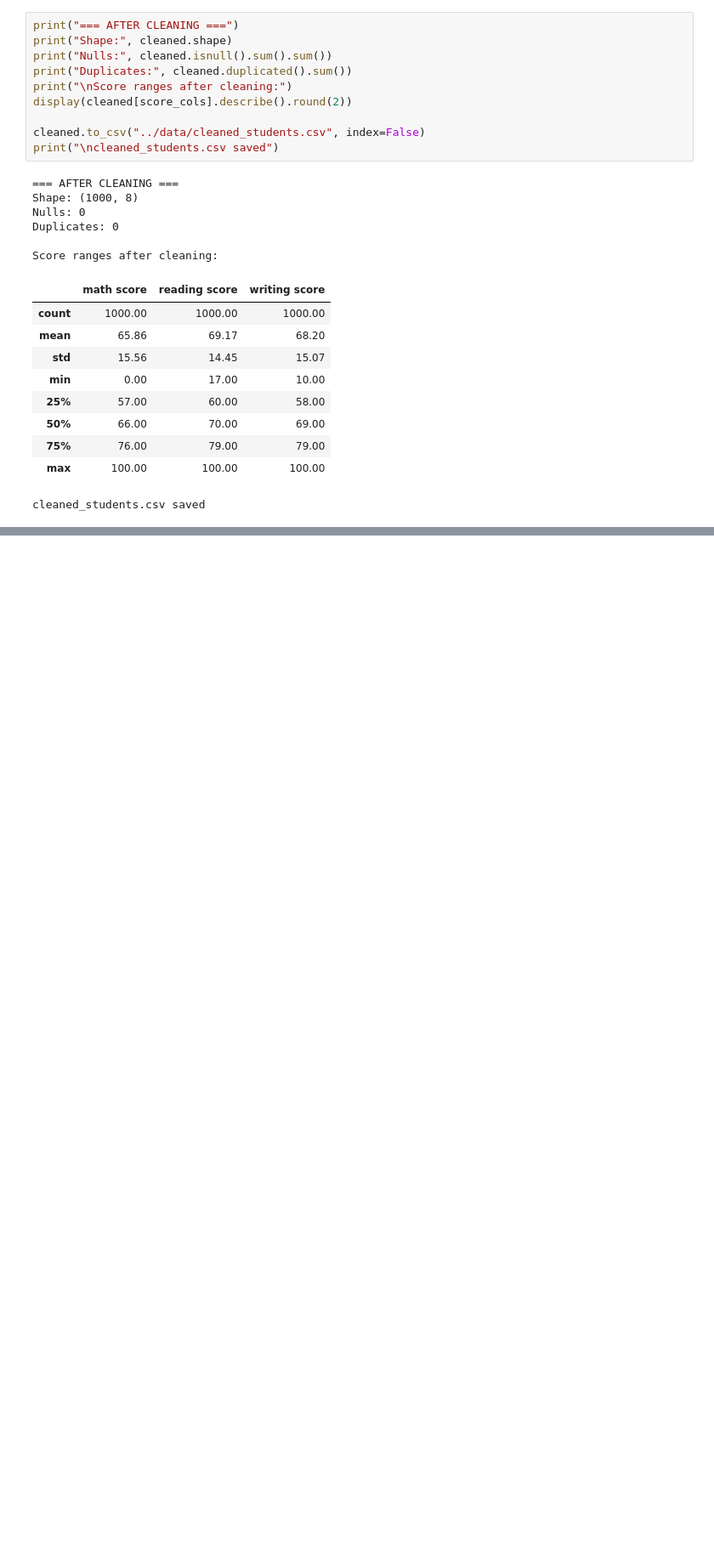
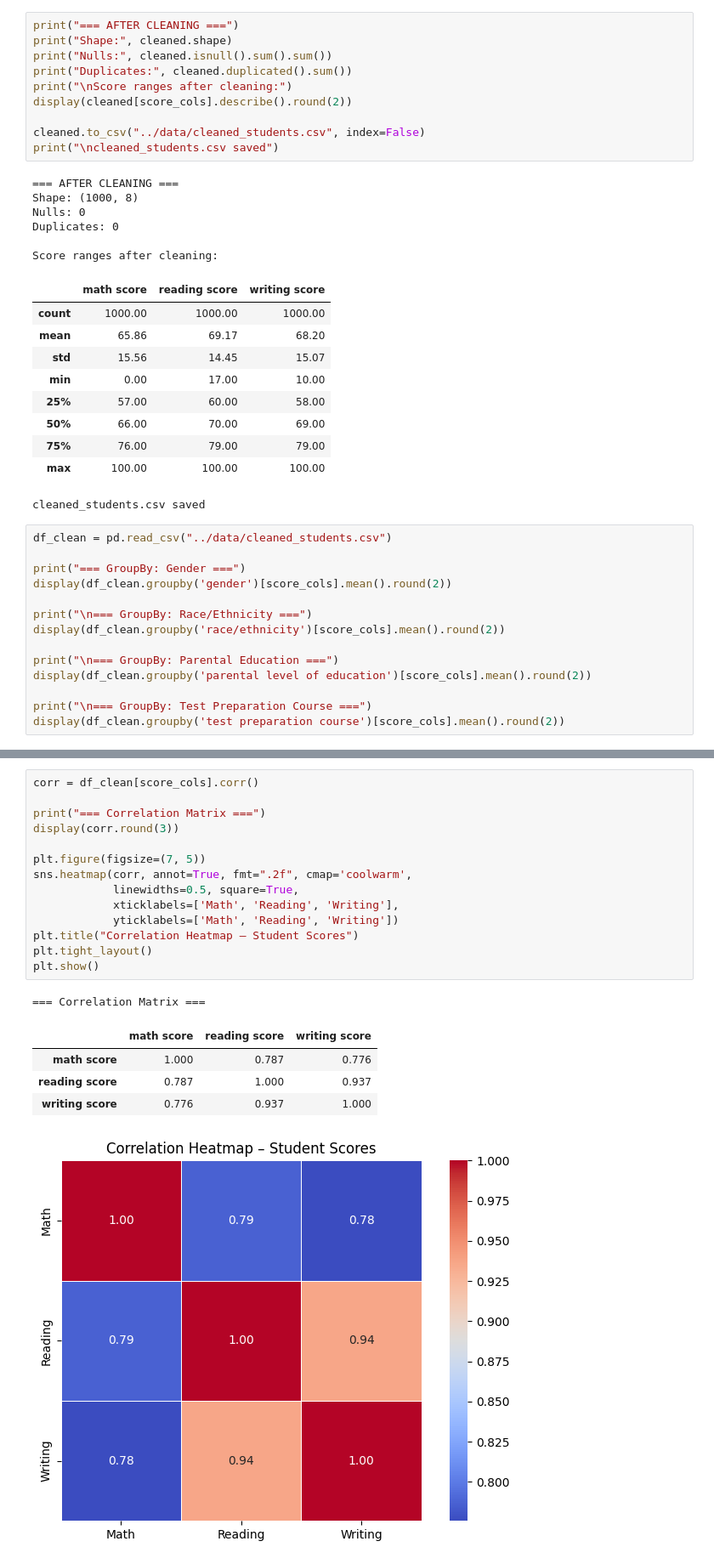
Before and after one commit to iahadbashir/Student_Performance_Analysis, a Jupyter notebook: notebooks/analysis.ipynb, the cells around one changed output, grey strips where cells are left out. Shown at 85% size. Cells and saved outputs as stored; diff of their text form; blank space fills up the shorter version.

Commit message:
Task 4: EDA groupby analysis, correlation matrix, heatmap, insights

```diff
--- a/notebooks/analysis.ipynb
+++ b/notebooks/analysis.ipynb
@@ -192,3 +192,17 @@ Score ranges after cleaning:
 | 75% | 76.00 | 79.00 | 79.00 |
 | max | 100.00 | 100.00 | 100.00 |
 cleaned_students.csv saved
+# %%
+df_clean = pd.read_csv("../data/cleaned_students.csv")
+
+print("=== GroupBy: Gender ===")
+display(df_clean.groupby('gender')[score_cols].mean().round(2))
+
+print("\n=== GroupBy: Race/Ethnicity ===")
+display(df_clean.groupby('race/ethnicity')[score_cols].mean().round(2))
+
+print("\n=== GroupBy: Parental Education ===")
+display(df_clean.groupby('parental level of education')[score_cols].mean().round(2))
+
+print("\n=== GroupBy: Test Preparation Course ===")
+display(df_clean.groupby('test preparation course')[score_cols].mean().round(2))
@@ -194,0 +237,21 @@ cleaned_students.csv saved
+# %%
+corr = df_clean[score_cols].corr()
+
+print("=== Correlation Matrix ===")
+display(corr.round(3))
+
+plt.figure(figsize=(7, 5))
+sns.heatmap(corr, annot=True, fmt=".2f", cmap='coolwarm',
+            linewidths=0.5, square=True,
+            xticklabels=['Math', 'Reading', 'Writing'],
+            yticklabels=['Math', 'Reading', 'Writing'])
+plt.title("Correlation Heatmap – Student Scores")
+plt.tight_layout()
+plt.show()
+# %% [output]
+=== Correlation Matrix ===
+|  | math score | reading score | writing score |
+| math score | 1.000 | 0.787 | 0.776 |
+| reading score | 0.787 | 1.000 | 0.937 |
+| writing score | 0.776 | 0.937 | 1.000 |
+[figure, added]
```
Also changed, not shown: parts of 2 cells of this notebook.
